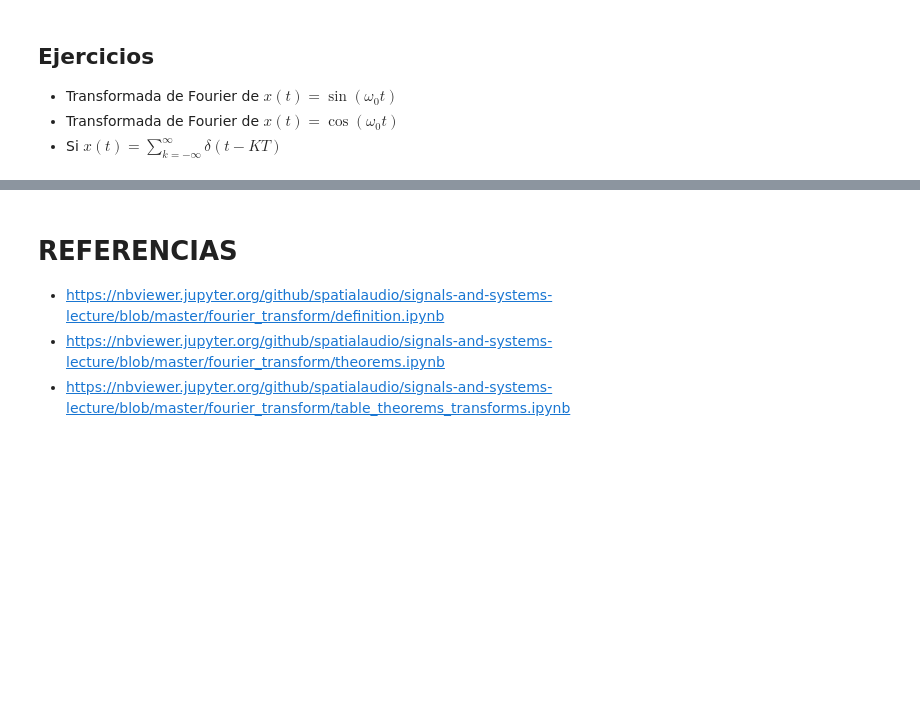
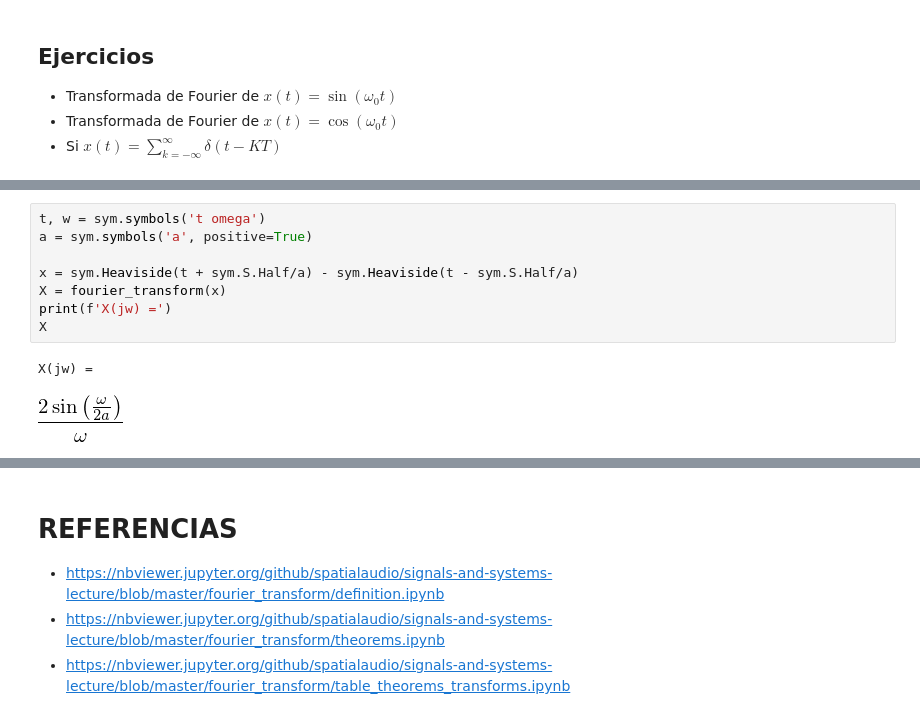
Before and after one commit to JoseRZapata/SyS, a Jupyter notebook: Transformada_Continua_Fourier.ipynb, the cells around one changed output, grey strips where cells are left out. Cells and saved outputs as stored; diff of their text form; blank space fills up the shorter version.

Commit message:
T. Fourier de Ec. Diferenciales

```diff
--- a/Transformada_Continua_Fourier.ipynb
+++ b/Transformada_Continua_Fourier.ipynb
@@ -361,0 +387,11 @@ $$
+# %%
+t, w = sym.symbols('t omega')
+a = sym.symbols('a', positive=True)
+
+x = sym.Heaviside(t + sym.S.Half/a) - sym.Heaviside(t - sym.S.Half/a)
+X = fourier_transform(x)
+print(f'X(jw) =')
+X
+# %% [output]
+X(jw) =
+[figure, added]
```
Also changed, not shown: parts of 28 cells of this notebook, 2 other files.
